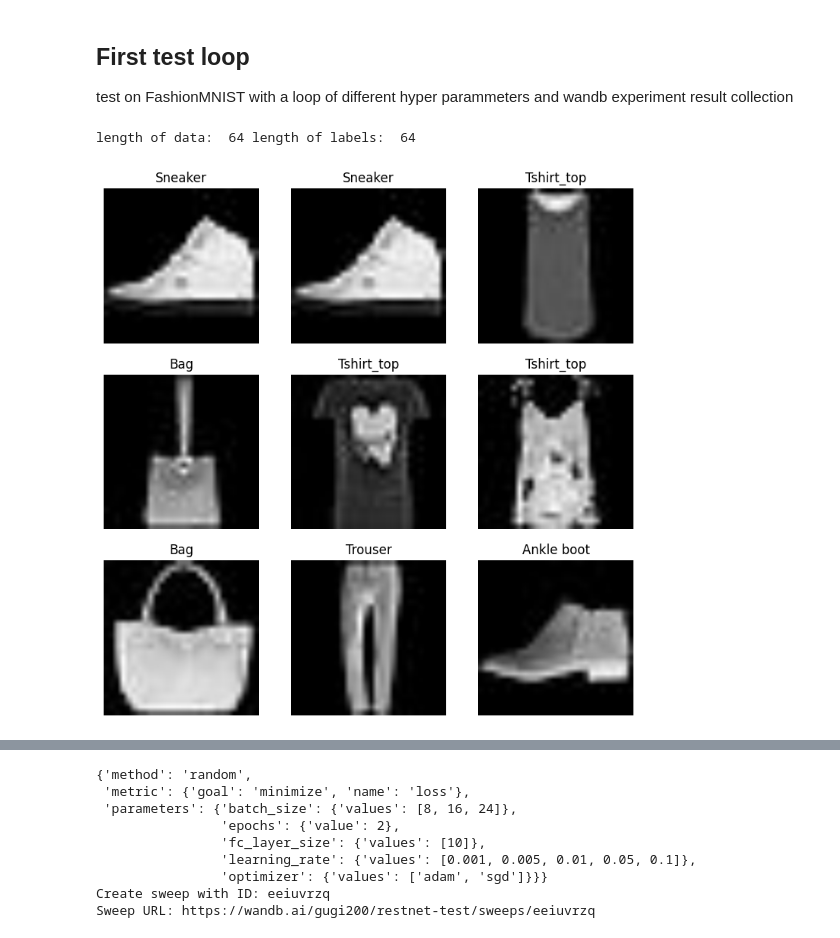
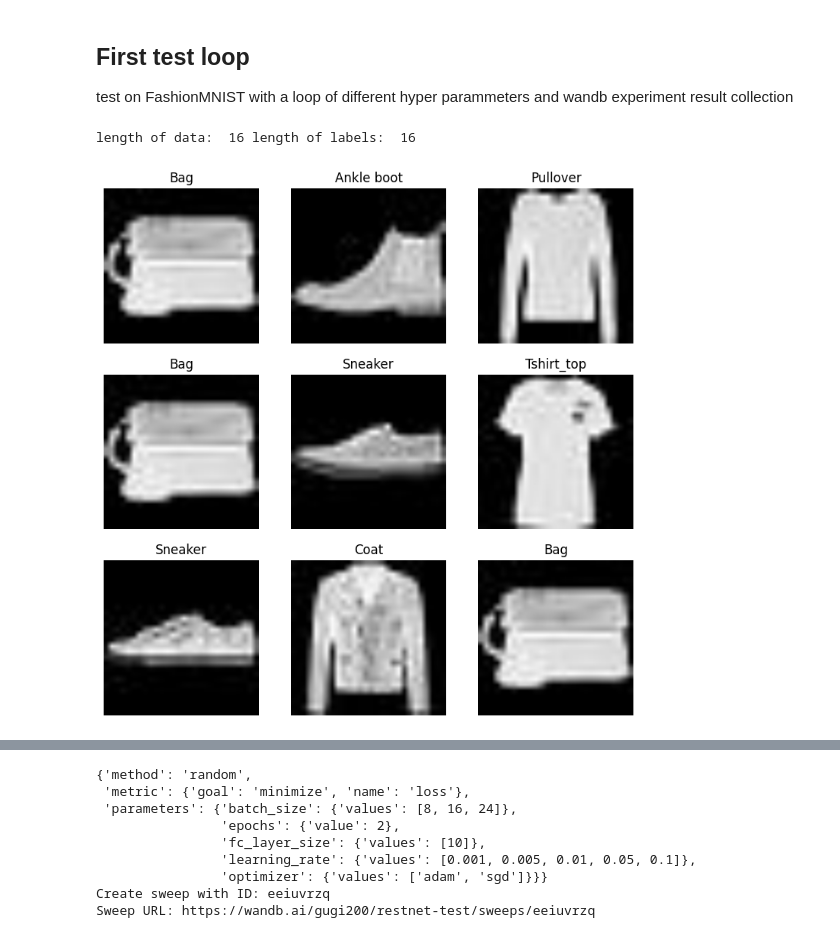
Before and after one commit to gugi200/final_project, a Jupyter notebook: project_y4.ipynb, the cells around one changed output, grey strips where cells are left out. Saved outputs shown, nothing was run; the diff lists cells and outputs as text; code cells hidden in the pictures.

```diff
--- a/project_y4.ipynb
+++ b/project_y4.ipynb
@@ -160,20 +372,22 @@ preprocess = transforms.Compose([
     transforms.ToTensor(),
     transforms.Normalize(mean=[0.25, 0.25, 0.25], std=[0.1, 0.1, 0.1]),
 ])
-
-train_data = datasets.ImageFolder(root=Path("data/FashionMNIST/train"),
+# path = colabPath / "dataCollection1_sensor"
+path_train = "data/FashionMNIST/train"
+path_test = "data/FashionMNIST/test"
+train_data = datasets.ImageFolder(root=path_train,
                                  transform=preprocess, # tranform for the data
                                   target_transform=None) # transform for label
 
 
-test_data = datasets.ImageFolder(root=Path("data/FashionMNIST/test"),
+test_data = datasets.ImageFolder(root=path_test,
                                  transform=preprocess, # tranform for the data
                                   target_transform=None) # transform for label
 class_names = train_data.classes
 # %%
 # split data into batches
 from torch.utils.data import DataLoader
-BATCH_SIZE = 32
+BATCH_SIZE = 16
 
 # turn datasets into iterables (batches)
 train_dataloader = DataLoader(dataset=train_data,
@@ -258,7 +470,7 @@ def create_dataset(path, batchsize, mean=None, std=None):
                                 batch_size=batchsize,
                                 shuffle=True) #  shuffling to remove order
     class_names = data.classes
-    return dataloader, class_names
+    return dataloader, class_names, data.targets
 
 # visdualize 9 random images in a batch
 def visualise_data(dataloader, class_names, batchsize):
@@ -582,17 +794,17 @@ def train_test_loop(config, model, train_dataloader, test_dataloader,
 ## First test loop
 test on FashionMNIST with a loop of different hyper parammeters and wandb experiment result collection
 # %%
-batchsize = 64
-train_dataloader, class_names = create_dataset(
-                                     path="data/FashionMNIST/train",
-                                     batchsize=batchsize
+
+train_dataloader, class_names, targets = create_dataset(
+                                     path=path_train,
+                                     batchsize=BATCH_SIZE
                                      )
-test_dataloader, _ = create_dataset(
-                             path="data/FashionMNIST/test",
-                             batchsize=batchsize
+test_dataloader, _, _ = create_dataset(
+                             path=path_test,
+                             batchsize=BATCH_SIZE
                              )
 
-visualise_data(dataloader=train_dataloader, class_names=class_names, batchsize=batchsize)
+visualise_data(dataloader=train_dataloader, class_names=class_names, batchsize=BATCH_SIZE)
 # %% [output]
-length of data:  64 length of labels:  64
+length of data:  16 length of labels:  16
-[figure, old version]
+[figure, new version]
```
Also changed, not shown: parts of 20 cells of this notebook.
